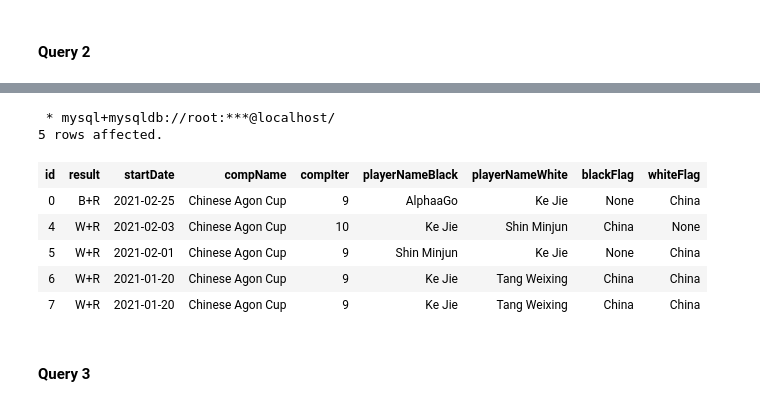
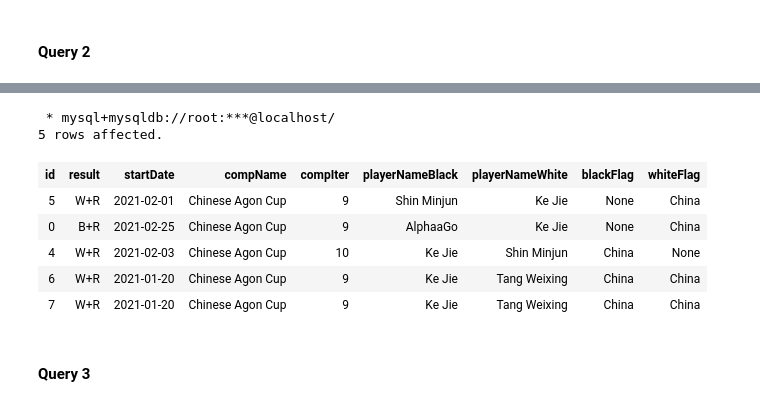
Before and after one commit to c-j-lh/weiqi, a Jupyter notebook: ProjectFinalReportChieuLeHeng.ipynb, the cells around one changed output, grey strips where cells are left out. Drawn from its saved outputs; the diff is of its cells as text; code cells hidden in the pictures.

```diff
--- a/ProjectFinalReportChieuLeHeng.ipynb
+++ b/ProjectFinalReportChieuLeHeng.ipynb
@@ -749,18 +769,19 @@ def player(player):
 # %%
 %%sql
 SELECT G.*, P1.countryName as blackFlag, P2.countryName as whiteFlag
 FROM game G, player P1, player P2
 WHERE (G.playerNameBlack="Ke Jie"
     or G.playerNameWhite="Ke Jie")
     and G.playerNameBlack=P1.name
     and G.playerNameWhite=P2.name
+ORDER BY (playerNameBlack="Ke Jie" and result like "B%") or (playerNameWhite="Ke Jie" and result like "W%") DESC
 # %% [output]
  * mysql+mysqldb://root:***@localhost/
 5 rows affected.
 | id | result | startDate | compName | compIter | playerNameBlack | playerNameWhite | blackFlag | whiteFlag |
+| 5 | W+R | 2021-02-01 | Chinese Agon Cup | 9 | Shin Minjun | Ke Jie | None | China |
 | 0 | B+R | 2021-02-25 | Chinese Agon Cup | 9 | AlphaaGo | Ke Jie | None | China |
 | 4 | W+R | 2021-02-03 | Chinese Agon Cup | 10 | Ke Jie | Shin Minjun | China | None |
-| 5 | W+R | 2021-02-01 | Chinese Agon Cup | 9 | Shin Minjun | Ke Jie | None | China |
 | 6 | W+R | 2021-01-20 | Chinese Agon Cup | 9 | Ke Jie | Tang Weixing | China | China |
 | 7 | W+R | 2021-01-20 | Chinese Agon Cup | 9 | Ke Jie | Tang Weixing | China | China |
 # %% [markdown]
```
Also changed, not shown: parts of 10 cells of this notebook, 8 other files.
